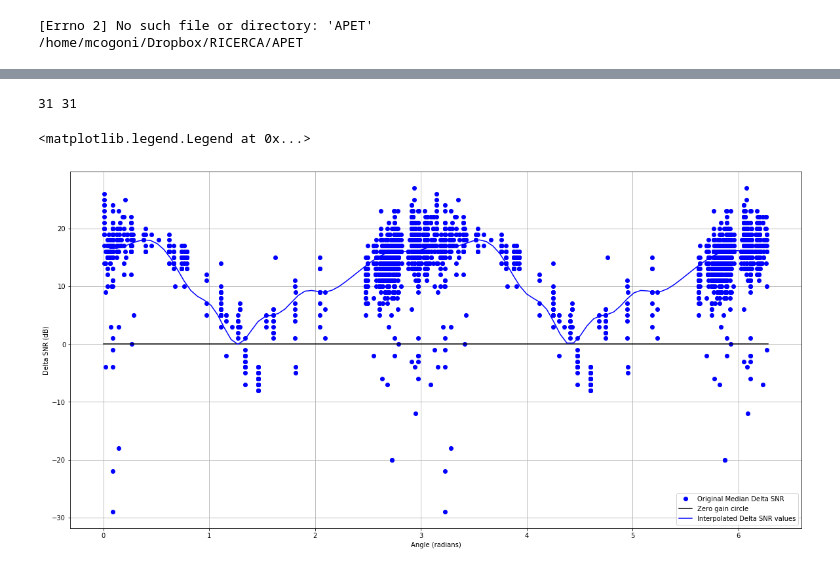
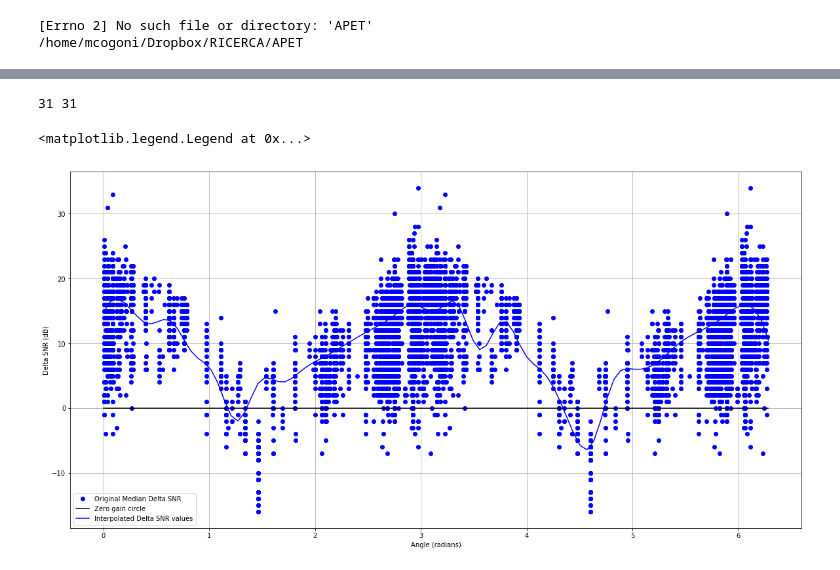
Before and after one commit to iu3qez/APET, a Jupyter notebook: WSPR_Antenna_Pattern.ipynb, the cells around one changed output, grey strips where cells are left out. Cells and saved outputs as stored; diff of their text form; code cells hidden in the pictures.

Commit message:
fixed WSPR database duplicate spots issue

```diff
--- a/WSPR_Antenna_Pattern.ipynb
+++ b/WSPR_Antenna_Pattern.ipynb
@@ -425,9 +452,8 @@ print ("Today Sunrise: %s" % today_sr)
 print ("Today Sunset: %s" % today_ss)
 print ("*"*50)
 
-timestamp_start = get_unixtime("2019-04-21 18:00") # Filter spots earlier than this (UTC!)
-timestamp_start = get_unixtime("2019-04-21 08:00") # Filter spots earlier than this (UTC!)
-timestamp_stop = get_unixtime("2019-04-21 14:00") # Filter any spot later than this
+timestamp_start = get_unixtime("2019-04-20 18:00") # Filter spots earlier than this (UTC!)
+timestamp_stop = get_unixtime("2019-04-21 18:50") # Filter any spot later than this
 
 antenna_rotation_time = get_unixtime("2019-04-10 15:40") # ignore this, experimental feature
 #angle_offset = -90.
@@ -438,6 +464,7 @@ for reporter in reporter_list:
     tmp = download_wspr_data(band, spot_number, reporter)
     contents.append(tmp)
 reporter_loc_dict, d_dict= extract_wspr_data(contents, timestamp_start, timestamp_stop)
+remove_dupes(d_dict)
 dist_dict, coord_dict, callsign_dict = extract_info(d_dict)
 # %% [output]
 Populating the interactive namespace from numpy and matplotlib
@@ -563,39 +590,39 @@ use_symmetry = True
 az_rad_list = []
 deltasnr_list = []
 for i,(a, v) in enumerate(zip(az_complete_list, deltasnr_complete_list)):
-    az_rad_list.append( a + 0.000001*(2*rand()-1.) )
+    az_rad_list.append( a + 0.0000001*(2*rand()-1.) )
     deltasnr_list.append(v)
     if use_symmetry:
         az_rad_list.append((a+pi) %(2*pi))
         deltasnr_list.append(v)
         distance_list.append(distance_list[i])
 
 angles, gains = zip(*sorted(zip(az_rad_list, deltasnr_list)))
 
 x = np.array(angles)
 y = np.array(gains)
 #y_rm = running_mean(y,2) # try to smoothen the points before interpolating
 x_sm, y_sm = regularize_data(x,y,0.2) # try to smoothen the points before interpolating
 
 print(len(x_sm),len(y_sm))
 
-f = interpolate.interp1d(x_sm, y_sm, kind="cubic")
+f = interpolate.interp1d(x_sm, y_sm, kind="cubic", fill_value='extrapolate')
 x_sm = np.linspace(0., 2*pi, 100)
 y0 = np.zeros(x_sm.shape)
 figure(figsize=(20,10))
 plot(x, y, 'bo', label = 'Original Median Delta SNR')
 plot(x_sm, y0, 'k', label = 'Zero gain circle')
 plot(x_sm, f(x_sm), 'b', label = 'Interpolated Delta SNR values')
 grid()
 xlabel("Angle (radians)")
 ylabel("Delta SNR (dB)")
 #xlim(0,6.28)
 #ylim(-30,30)
 legend()
 # %% [output]
 31 31
 <matplotlib.legend.Legend at 0x...>
-[figure, old version]
+[figure, new version]
 # %%
 # Now let's finally plot the polar graph with the real SNR deltas and their interpolation
 # Moreover, we plot the angular distance distribution of the spots
```
Also changed, not shown: parts of 8 cells of this notebook.
